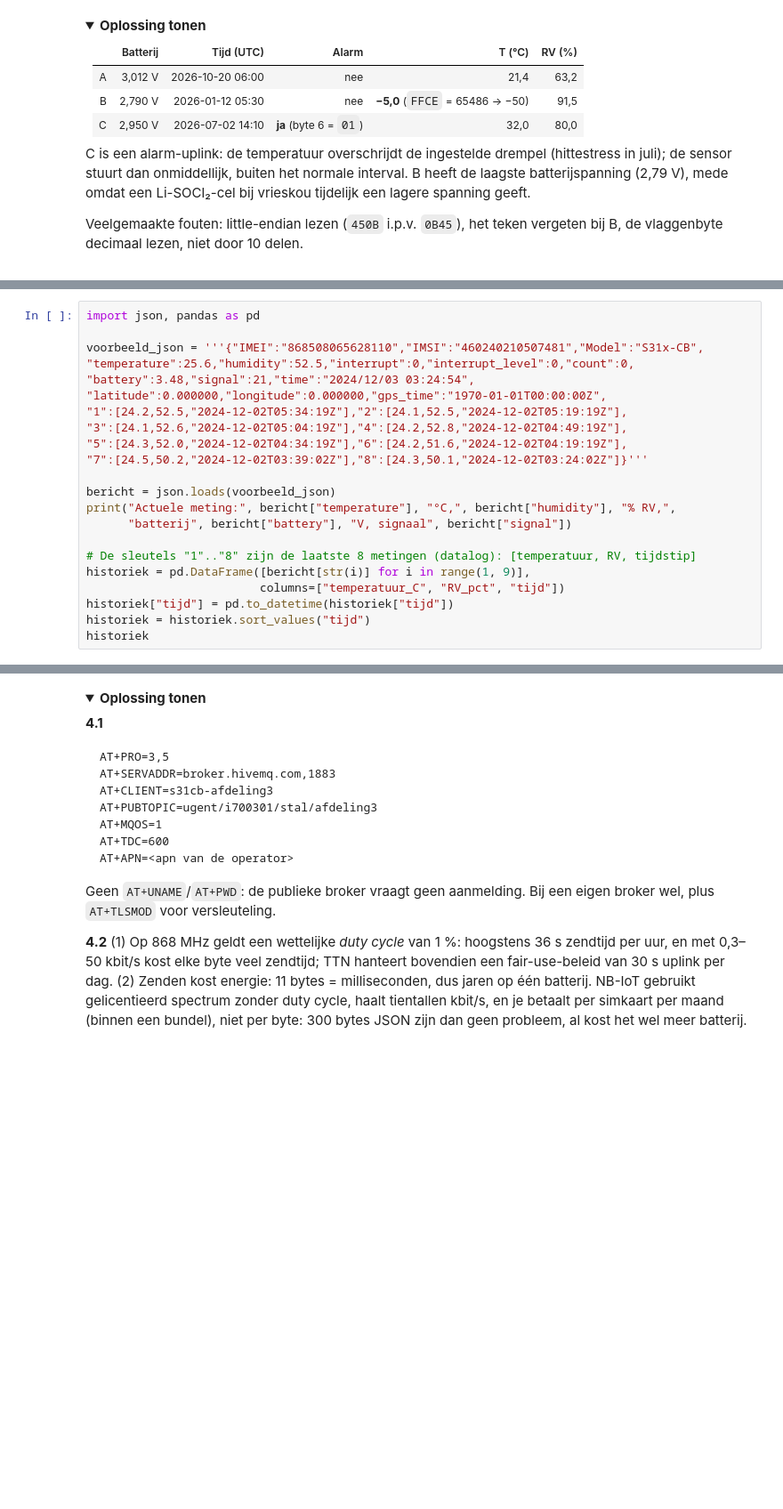
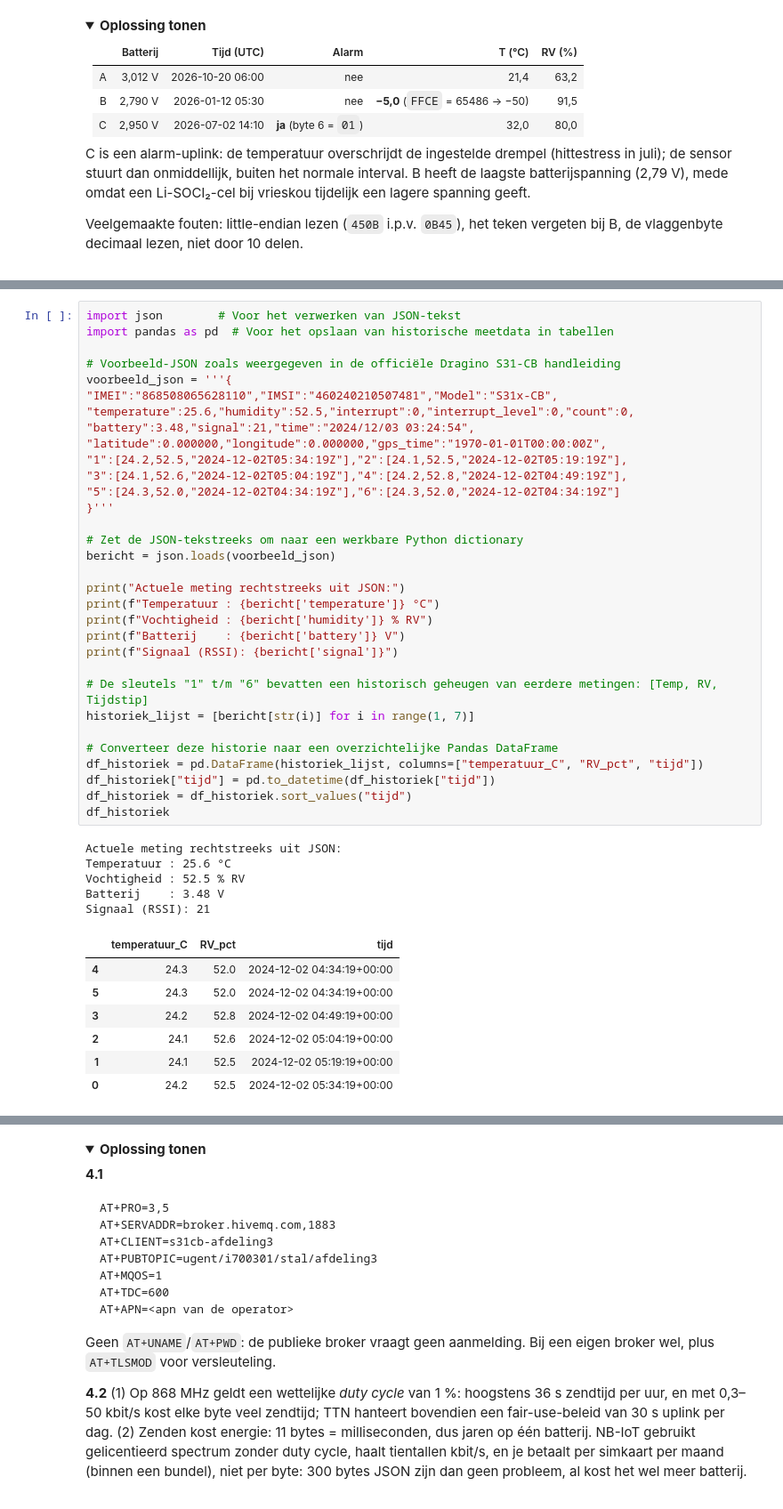
Before and after one commit to lanupro-analytics/IoT-practicum, a Jupyter notebook: notebooks/01_sensor_kiezen_en_verbinden.ipynb, the cells around one changed output, grey strips where cells are left out. Shown at 89% size. Saved outputs shown, nothing was run; the diff lists cells and outputs as text; folded sections open; blank space fills up the shorter version.

```diff
--- a/notebooks/01_sensor_kiezen_en_verbinden.ipynb
+++ b/notebooks/01_sensor_kiezen_en_verbinden.ipynb
@@ -274,22 +504,45 @@ Met `…,5` stuurt de sensor **JSON** in plaats van hex. Dat is groter (honderde
 # %%
-import json, pandas as pd
+import json        # Voor het verwerken van JSON-tekst
+import pandas as pd  # Voor het opslaan van historische meetdata in tabellen
 
-voorbeeld_json = '''{"IMEI":"868508065628110","IMSI":"460240210507481","Model":"S31x-CB",
+# Voorbeeld-JSON zoals weergegeven in de officiële Dragino S31-CB handleiding
+voorbeeld_json = '''{
+"IMEI":"868508065628110","IMSI":"460240210507481","Model":"S31x-CB",
 "temperature":25.6,"humidity":52.5,"interrupt":0,"interrupt_level":0,"count":0,
 "battery":3.48,"signal":21,"time":"2024/12/03 03:24:54",
 "latitude":0.000000,"longitude":0.000000,"gps_time":"1970-01-01T00:00:00Z",
 "1":[24.2,52.5,"2024-12-02T05:34:19Z"],"2":[24.1,52.5,"2024-12-02T05:19:19Z"],
 "3":[24.1,52.6,"2024-12-02T05:04:19Z"],"4":[24.2,52.8,"2024-12-02T04:49:19Z"],
-"5":[24.3,52.0,"2024-12-02T04:34:19Z"],"6":[24.2,51.6,"2024-12-02T04:19:19Z"],
-"7":[24.5,50.2,"2024-12-02T03:39:02Z"],"8":[24.3,50.1,"2024-12-02T03:24:02Z"]}'''
+"5":[24.3,52.0,"2024-12-02T04:34:19Z"],"6":[24.3,52.0,"2024-12-02T04:34:19Z"]
+}'''
 
+# Zet de JSON-tekstreeks om naar een werkbare Python dictionary
 bericht = json.loads(voorbeeld_json)
-print("Actuele meting:", bericht["temperature"], "°C,", bericht["humidity"], "% RV,",
-      "batterij", bericht["battery"], "V, signaal", bericht["signal"])
 
-# De sleutels "1".."8" zijn de laatste 8 metingen (datalog): [temperatuur, RV, tijdstip]
-historiek = pd.DataFrame([bericht[str(i)] for i in range(1, 9)],
-                         columns=["temperatuur_C", "RV_pct", "tijd"])
-historiek["tijd"] = pd.to_datetime(historiek["tijd"])
-historiek = historiek.sort_values("tijd")
-historiek
+print("Actuele meting rechtstreeks uit JSON:")
+print(f"Temperatuur : {bericht['temperature']} °C")
+print(f"Vochtigheid : {bericht['humidity']} % RV")
+print(f"Batterij    : {bericht['battery']} V")
+print(f"Signaal (RSSI): {bericht['signal']}")
+
+# De sleutels "1" t/m "6" bevatten een historisch geheugen van eerdere metingen: [Temp, RV, Tijdstip]
+historiek_lijst = [bericht[str(i)] for i in range(1, 7)]
+
+# Converteer deze historie naar een overzichtelijke Pandas DataFrame
+df_historiek = pd.DataFrame(historiek_lijst, columns=["temperatuur_C", "RV_pct", "tijd"])
+df_historiek["tijd"] = pd.to_datetime(df_historiek["tijd"])
+df_historiek = df_historiek.sort_values("tijd")
+df_historiek
+# %% [output]
+Actuele meting rechtstreeks uit JSON:
+Temperatuur : 25.6 °C
+Vochtigheid : 52.5 % RV
+Batterij    : 3.48 V
+Signaal (RSSI): 21
+|  | temperatuur_C | RV_pct | tijd |
+| 4 | 24.3 | 52.0 | 2024-12-02 04:34:19+00:00 |
+| 5 | 24.3 | 52.0 | 2024-12-02 04:34:19+00:00 |
+| 3 | 24.2 | 52.8 | 2024-12-02 04:49:19+00:00 |
+| 2 | 24.1 | 52.6 | 2024-12-02 05:04:19+00:00 |
+| 1 | 24.1 | 52.5 | 2024-12-02 05:19:19+00:00 |
+| 0 | 24.2 | 52.5 | 2024-12-02 05:34:19+00:00 |
```
Also changed, not shown: parts of 38 cells of this notebook, 4 other files.
